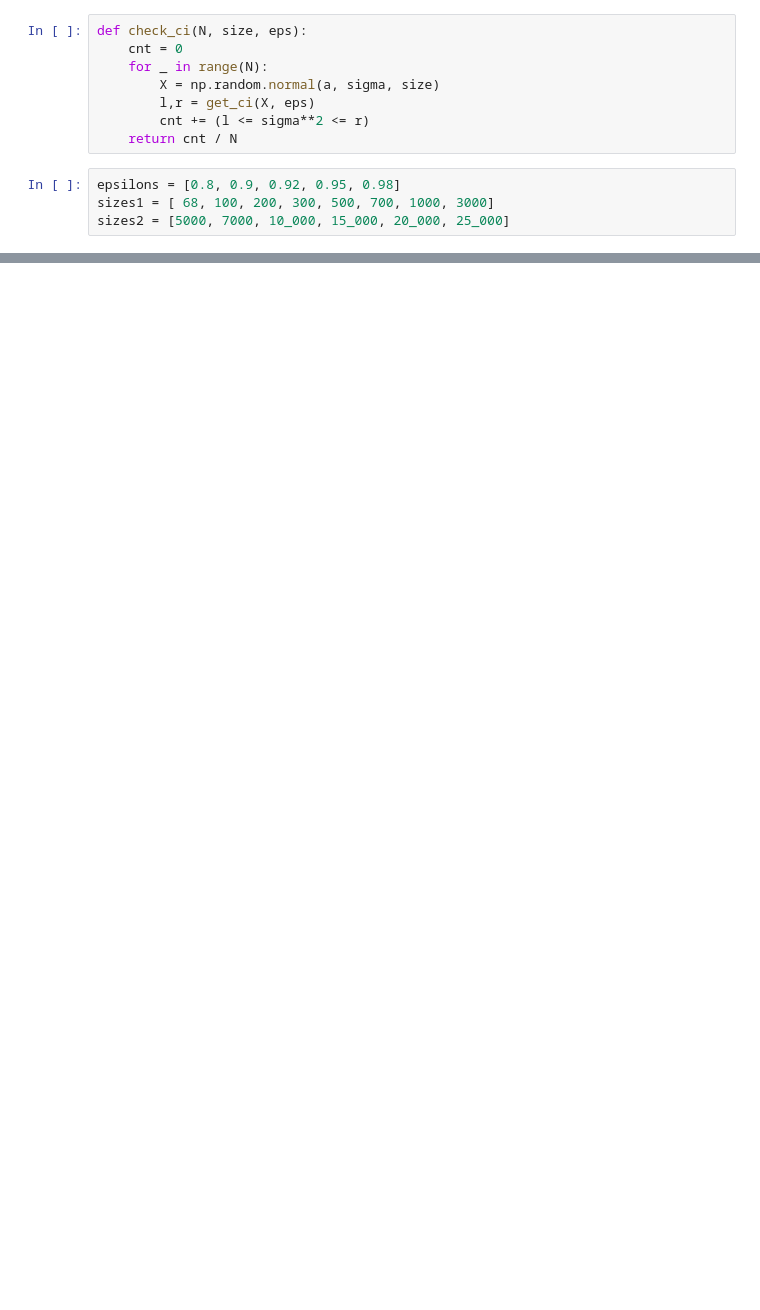
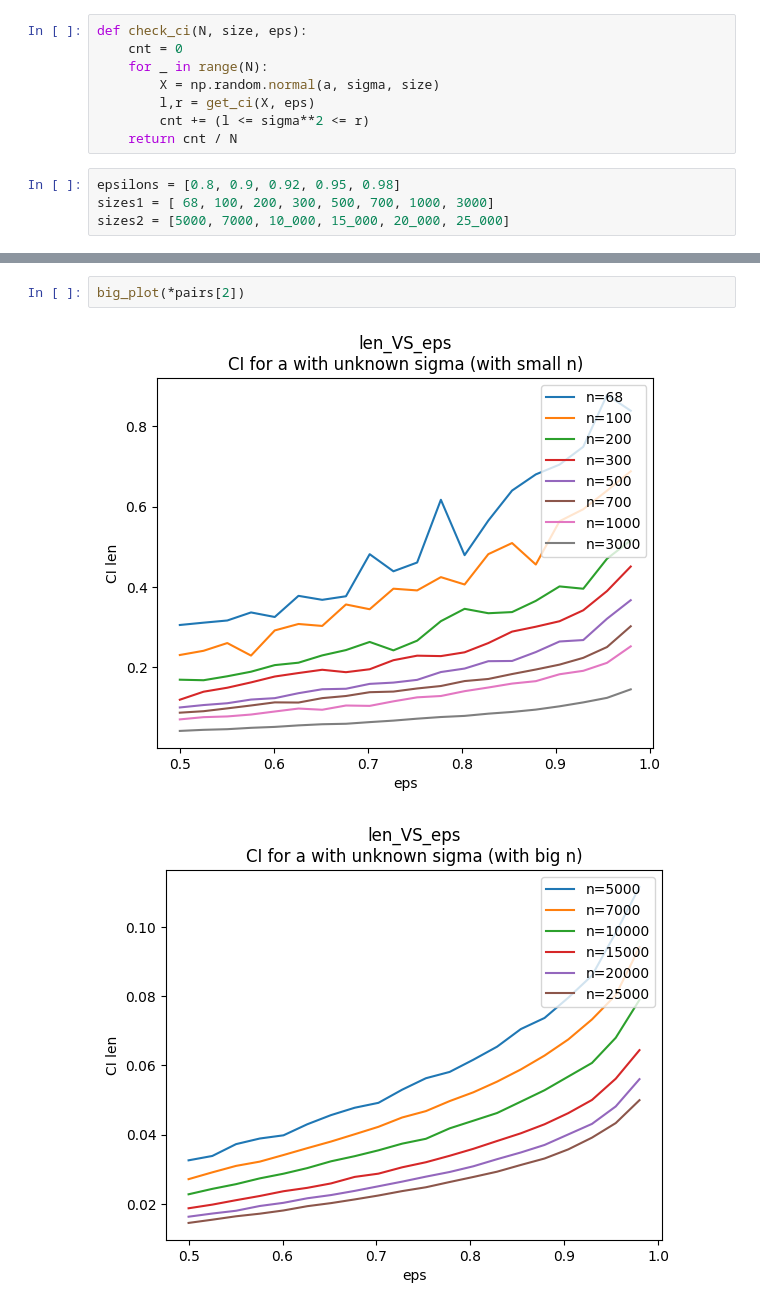
Before and after one commit to Lolikion228/conf_int, a Jupyter notebook: main.ipynb, the cells around one changed output, grey strips where cells are left out. Drawn from its saved outputs; the diff is of its cells as text; blank space fills up the shorter version.

```diff
--- a/main.ipynb
+++ b/main.ipynb
@@ -106,0 +115,5 @@ plot_len_vs_n(epsilons)
+# %%
+big_plot(*pairs[2])
+# %% [output]
+[figure, added]
+[figure, added]
```
Also changed, not shown: parts of 9 cells of this notebook.
